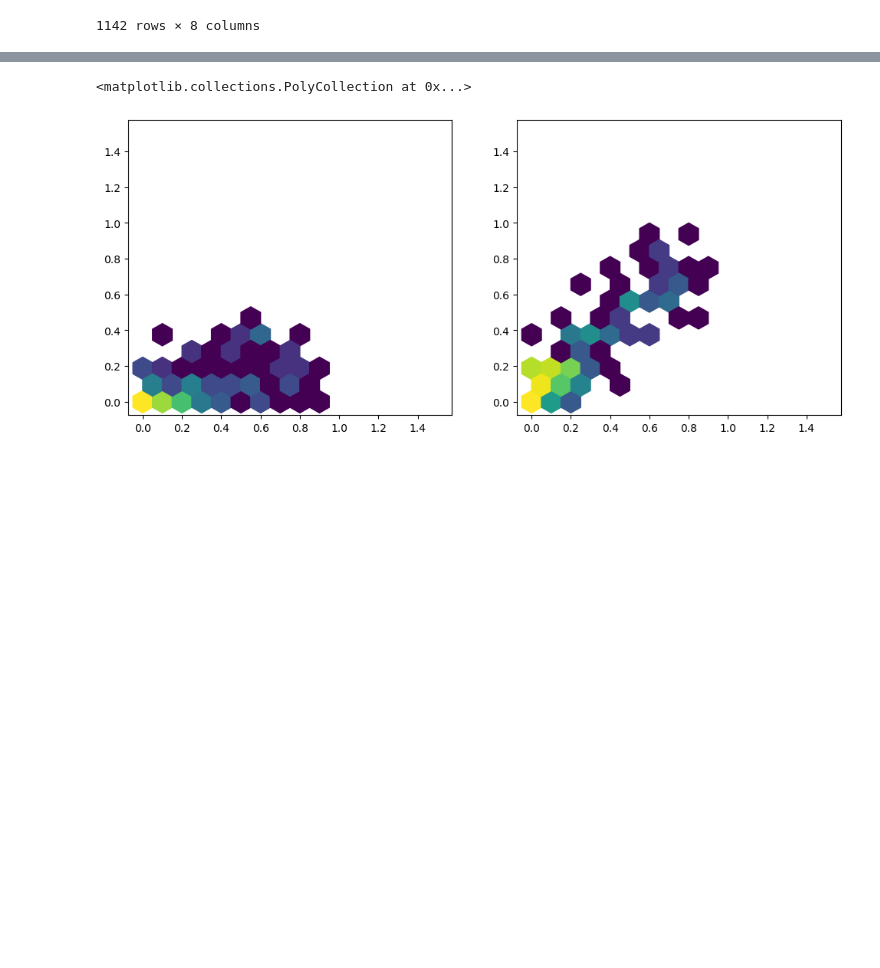
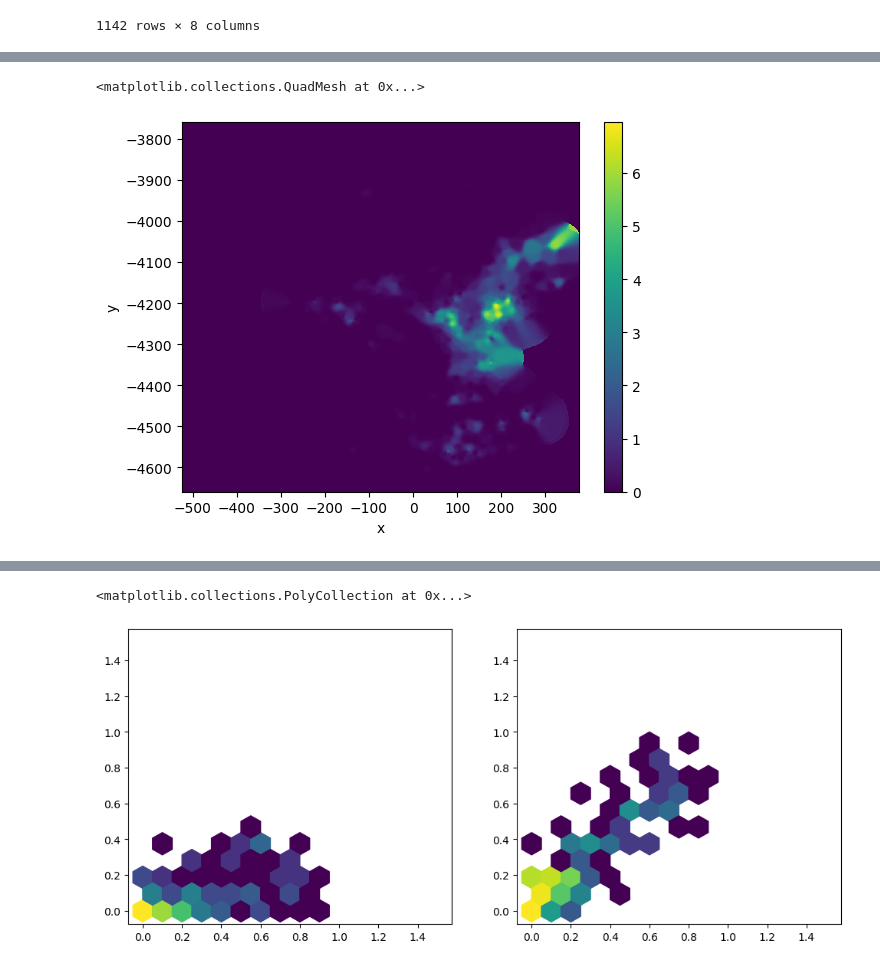
Before and after one commit to OpenSenseAction/mergeplg, a Jupyter notebook: docs/notebooks/openMRG_case_RADOLAN.ipynb, the cells around one changed output, grey strips where cells are left out. Drawn from its saved outputs; the diff is of its cells as text; code cells hidden in the pictures; blank space fills up the shorter version.

```diff
--- a/docs/notebooks/openMRG_case_RADOLAN.ipynb
+++ b/docs/notebooks/openMRG_case_RADOLAN.ipynb
@@ -237,0 +438,5 @@ np.testing.assert_equal(
+# %%
+interpolated_grid.plot()
+# %% [output]
+<matplotlib.collections.QuadMesh at 0x...>
+[figure, added]
```
Also changed, not shown: parts of 21 cells of this notebook.
